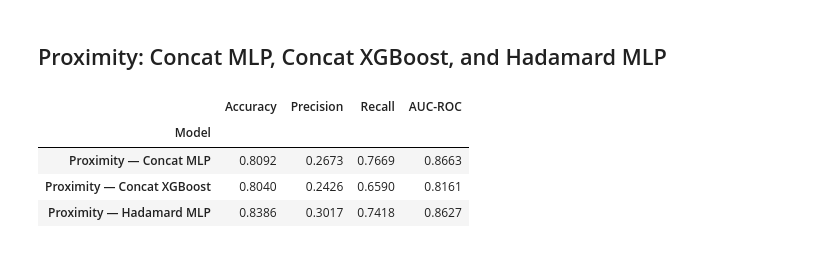
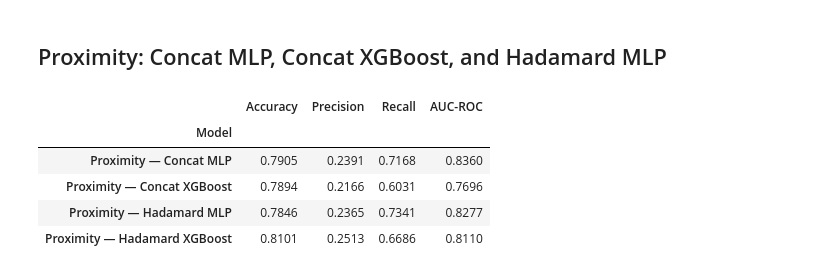
Before and after one commit to ucd-cosmos-data/26-the-deep-learners-analysis, a Jupyter notebook: FinalProject/notebooks/nn.ipynb, the cells around one changed output. Cells and saved outputs as stored; diff of their text form; code cells hidden in the pictures.

Commit message:
add xgboost model for product, viz performances

```diff
--- a/FinalProject/notebooks/nn.ipynb
+++ b/FinalProject/notebooks/nn.ipynb
@@ -851,3 +871,10 @@ print(f"Unique proximity relationships: {len(proximity_relationships):,}")
 | 4 | 0 | 52 | 5 |
 Qualifying RSSI measurements: 659,607
 Unique proximity relationships: 31,758
+# %%
+display(proximity_relationships.describe())
+proximity_relationships["total_interactions"] = proximity_relationships[
+    "total_interactions"
+].clip(upper=proximity_relationships['total_interactions'].quantile(0.99))
+display(proximity_relationships.describe())
+sns.histplot(x=proximity_relationships["total_interactions"], color='blue', edgecolor="black")
@@ -854,10 +902,14 @@ Unique proximity relationships: 31,758
+# %%
+proximity_relationships["node2vec_weight"] = np.log1p(
+    proximity_relationships["total_interactions"]
+)
 # %%
 G_proximity = nx.Graph()
 for row in proximity_relationships.itertuples(index=False):
     G_proximity.add_edge(
         int(row.user_a),
         int(row.user_b),
-        weight=float(row.total_interactions),
+        weight=float(row.node2vec_weight),
         total_interactions=int(row.total_interactions),
     )
 
@@ -907,25 +973,30 @@ Proximity pair embeddings created: 31,758
 # %%
 proximity_concat_mlp, proximity_concat_mlp_metrics, proximity_concat_history = run_pair_mlp(
     proximity_concat_pairs, 'Proximity — Concat MLP'
 )
 proximity_concat_xgb, proximity_concat_xgb_metrics = run_pair_xgboost(
     proximity_concat_pairs, 'Proximity — Concat XGBoost'
 )
 proximity_product_mlp, proximity_product_mlp_metrics, proximity_product_history = run_pair_mlp(
     proximity_product_pairs, 'Proximity — Hadamard MLP'
 )
+proximity_product_xgb, proximity_product_xgb_metrics = run_pair_xgboost(
+    proximity_product_pairs, "Proximity — Hadamard XGBoost"
+)
 
 proximity_model_comparison = pd.DataFrame(
     [
         proximity_concat_mlp_metrics,
         proximity_concat_xgb_metrics,
         proximity_product_mlp_metrics,
+        proximity_product_xgb_metrics,
     ]
-).set_index('Model')
+).set_index("Model")
 display(proximity_model_comparison.round(4))
 # %% [output]
 |  | Accuracy | Precision | Recall | AUC-ROC |
 | Model |  |  |  |  |
-| Proximity — Concat MLP | 0.8092 | 0.2673 | 0.7669 | 0.8663 |
-| Proximity — Concat XGBoost | 0.8040 | 0.2426 | 0.6590 | 0.8161 |
-| Proximity — Hadamard MLP | 0.8386 | 0.3017 | 0.7418 | 0.8627 |
+| Proximity — Concat MLP | 0.7905 | 0.2391 | 0.7168 | 0.8360 |
+| Proximity — Concat XGBoost | 0.7894 | 0.2166 | 0.6031 | 0.7696 |
+| Proximity — Hadamard MLP | 0.7846 | 0.2365 | 0.7341 | 0.8277 |
+| Proximity — Hadamard XGBoost | 0.8101 | 0.2513 | 0.6686 | 0.8110 |
```
Also changed, not shown: parts of 6 cells of this notebook.
